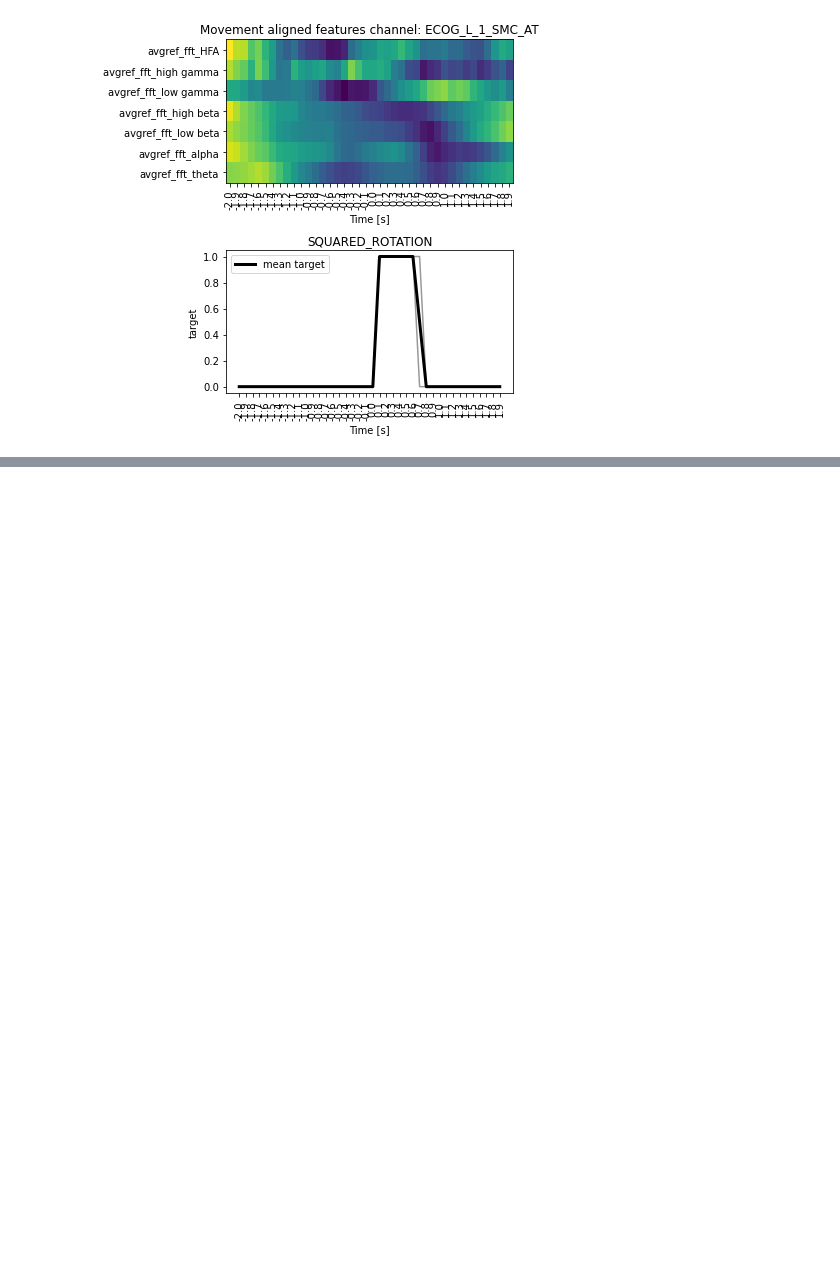
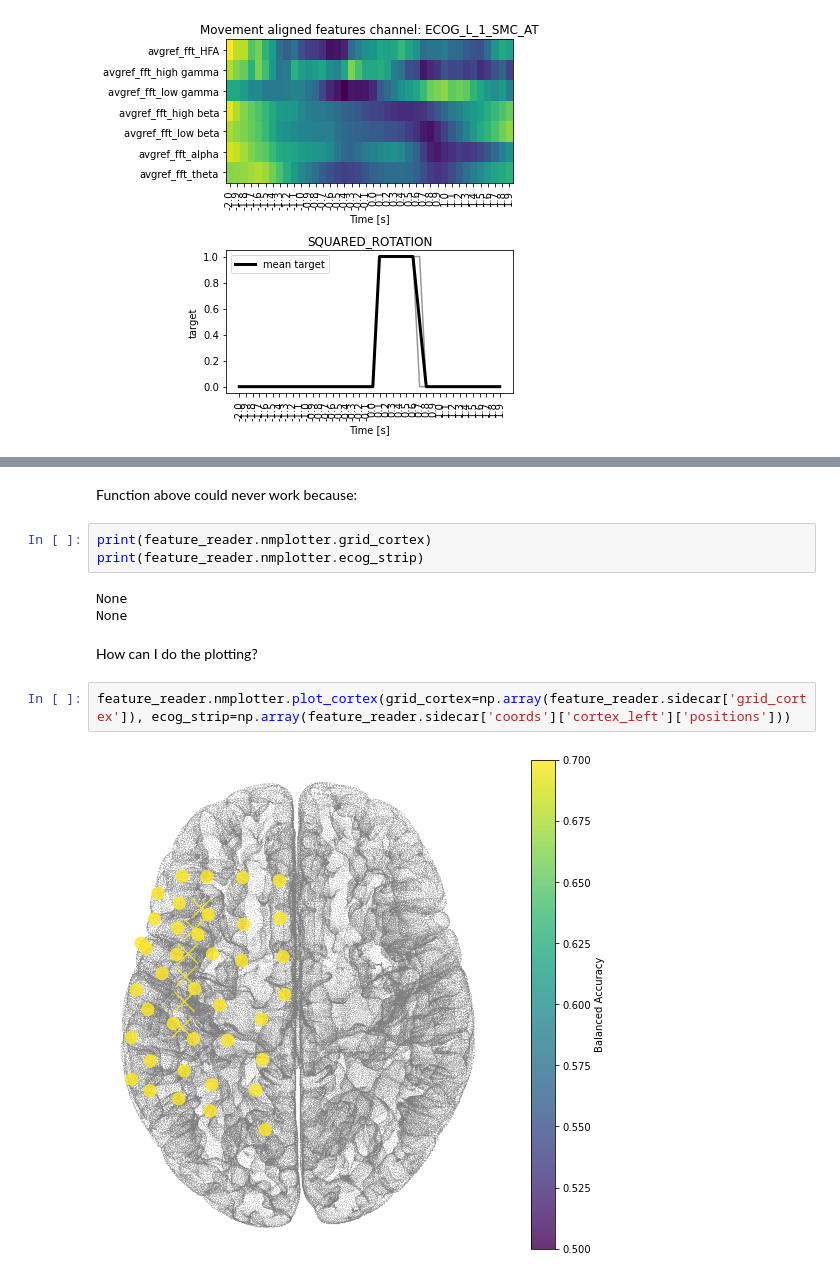
Before and after one commit to neuromodulation/py_neuromodulation, a Jupyter notebook: examples/example_externalMLModel.ipynb, the cells around one changed output, grey strips where cells are left out. Drawn from its saved outputs; the diff is of its cells as text; blank space fills up the shorter version.

```diff
--- a/examples/example_externalMLModel.ipynb
+++ b/examples/example_externalMLModel.ipynb
@@ -303,0 +378,14 @@ Feature epoch average figure saved to: /home/lauraflyra/Documents/BCCN/Lab_Rotat
+# %% [markdown]
+Function above could never work because:
+# %%
+print(feature_reader.nmplotter.grid_cortex)
+print(feature_reader.nmplotter.ecog_strip)
+# %% [output]
+None
+None
+# %% [markdown]
+How can I do the plotting?
+# %%
+feature_reader.nmplotter.plot_cortex(grid_cortex=np.array(feature_reader.sidecar['grid_cortex']), ecog_strip=np.array(feature_reader.sidecar['coords']['cortex_left']['positions']))
+# %% [output]
+[figure, added]
```
Also changed, not shown: parts of 16 cells of this notebook.
